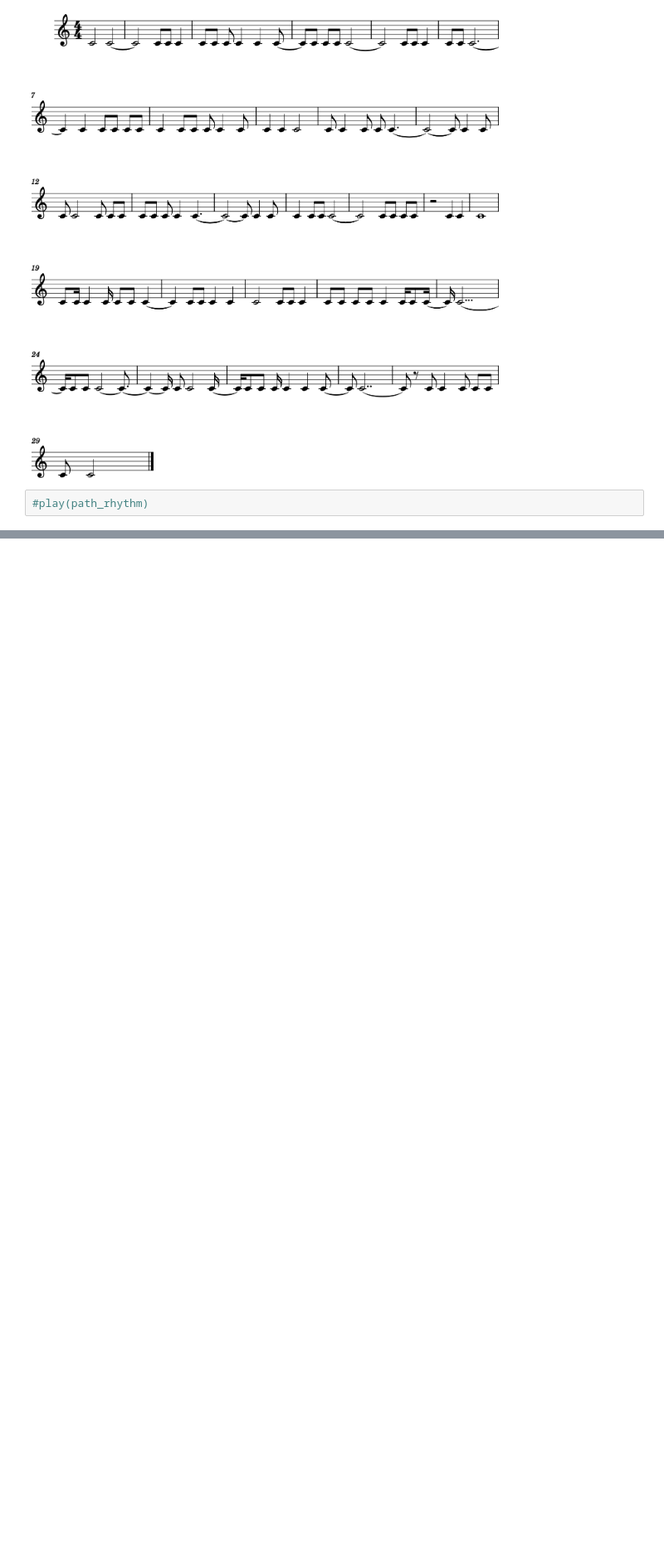
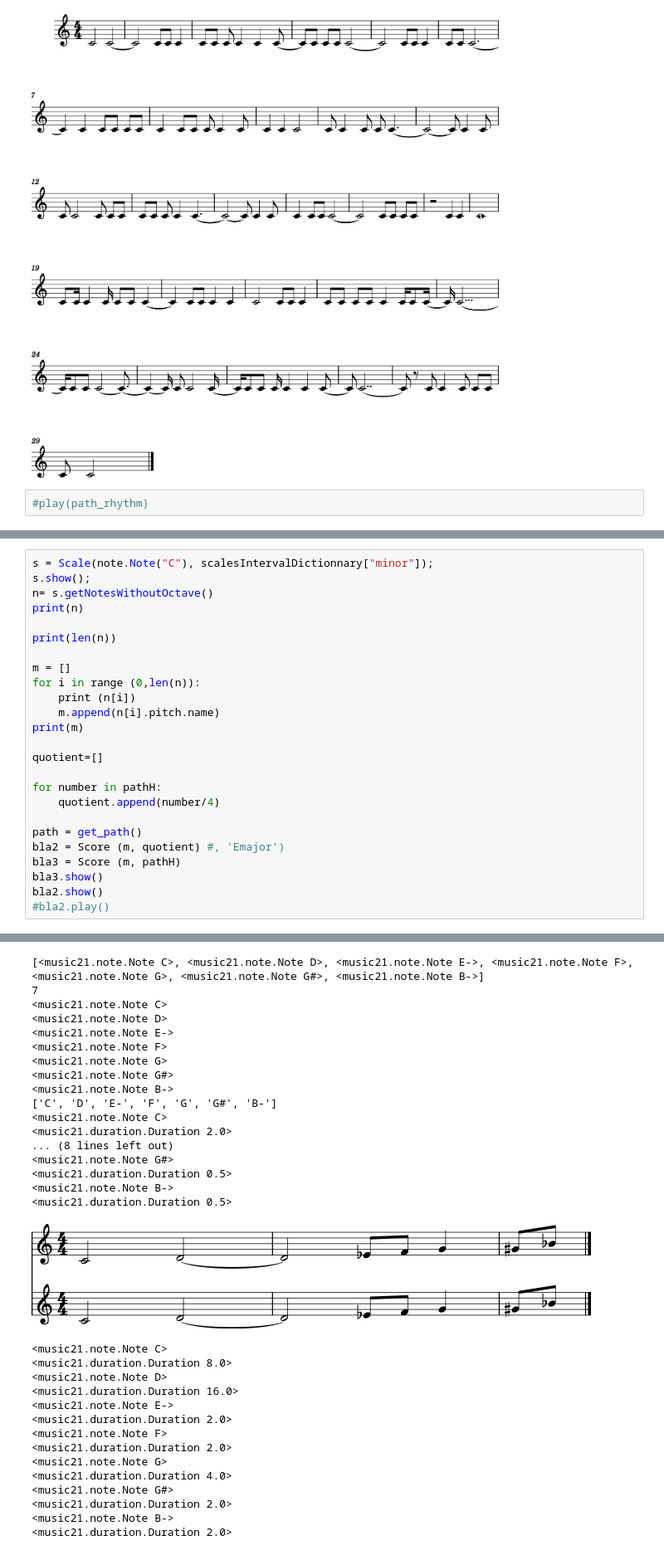
Before and after one commit to AlainSchoebi/MusicalTheory, a Jupyter notebook: notebook1.ipynb, the cells around one changed output, grey strips where cells are left out. Shown at 83% size. Drawn from its saved outputs; the diff is of its cells as text; blank space fills up the shorter version.

```diff
--- a/notebook1.ipynb
+++ b/notebook1.ipynb
@@ -694,0 +810,26 @@ path_rhythm.show()
+# %%
+s = Scale(note.Note("C"), scalesIntervalDictionnary["minor"]);
+s.show();
+n= s.getNotesWithoutOctave()
+print(n)
+
+print(len(n))
+
+m = []
+for i in range (0,len(n)):
+    print (n[i])
+    m.append(n[i].pitch.name)
+print(m)
+
+quotient=[]
+
+for number in pathH:
+    quotient.append(number/4)
+
+path = get_path()
+bla2 = Score (m, quotient) #, 'Emajor')
+bla3 = Score (m, pathH)
+bla3.show()
+bla2.show()
+#bla2.play()
+# %% [output]
@@ -694,0 +837,32 @@ path_rhythm.show()
+[<music21.note.Note C>, <music21.note.Note D>, <music21.note.Note E->, <music21.note.Note F>, <music21.note.Note G>, <music21.note.Note G#>, <music21.note.Note B->]
+7
+<music21.note.Note C>
+<music21.note.Note D>
+<music21.note.Note E->
+<music21.note.Note F>
+<music21.note.Note G>
+<music21.note.Note G#>
+<music21.note.Note B->
+['C', 'D', 'E-', 'F', 'G', 'G#', 'B-']
+<music21.note.Note C>
+<music21.duration.Duration 2.0>
+... (8 lines left out)
+<music21.note.Note G#>
+<music21.duration.Duration 0.5>
+<music21.note.Note B->
+<music21.duration.Duration 0.5>
+[figure, added]
+<music21.note.Note C>
+<music21.duration.Duration 8.0>
+<music21.note.Note D>
+<music21.duration.Duration 16.0>
+<music21.note.Note E->
+<music21.duration.Duration 2.0>
+<music21.note.Note F>
+<music21.duration.Duration 2.0>
+<music21.note.Note G>
+<music21.duration.Duration 4.0>
+<music21.note.Note G#>
+<music21.duration.Duration 2.0>
+<music21.note.Note B->
+<music21.duration.Duration 2.0>
```
Also changed, not shown: parts of 43 cells of this notebook.
